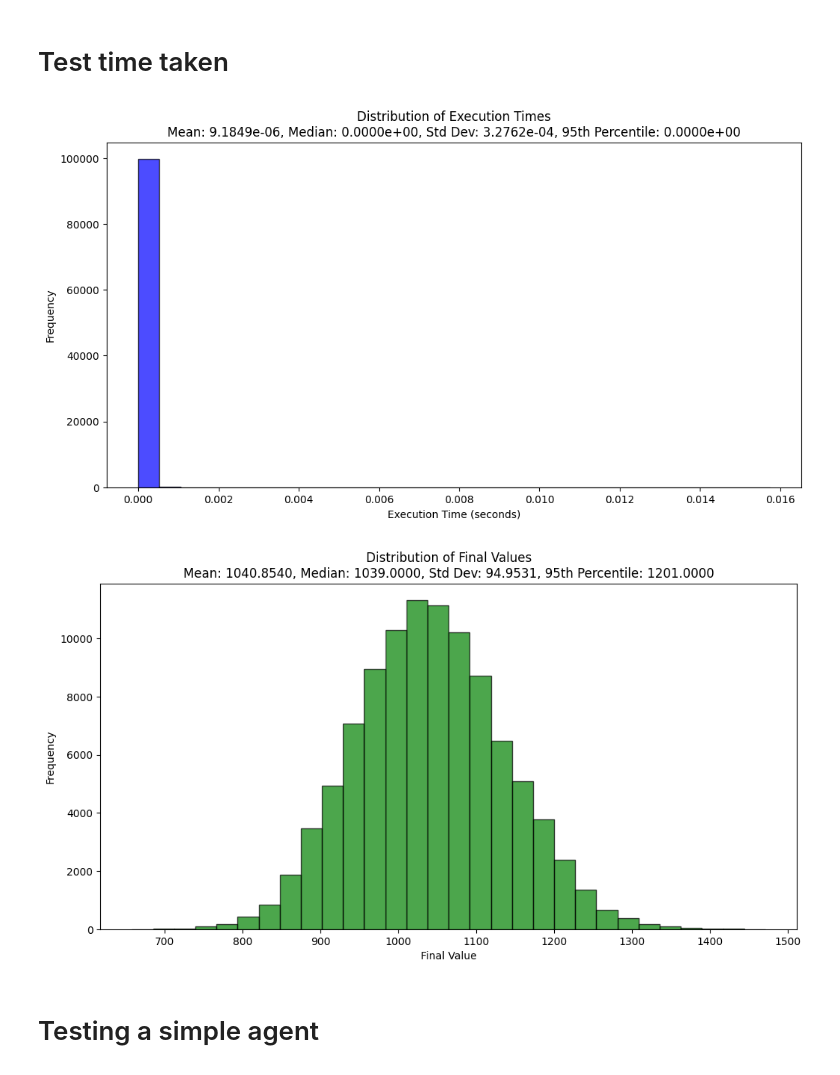
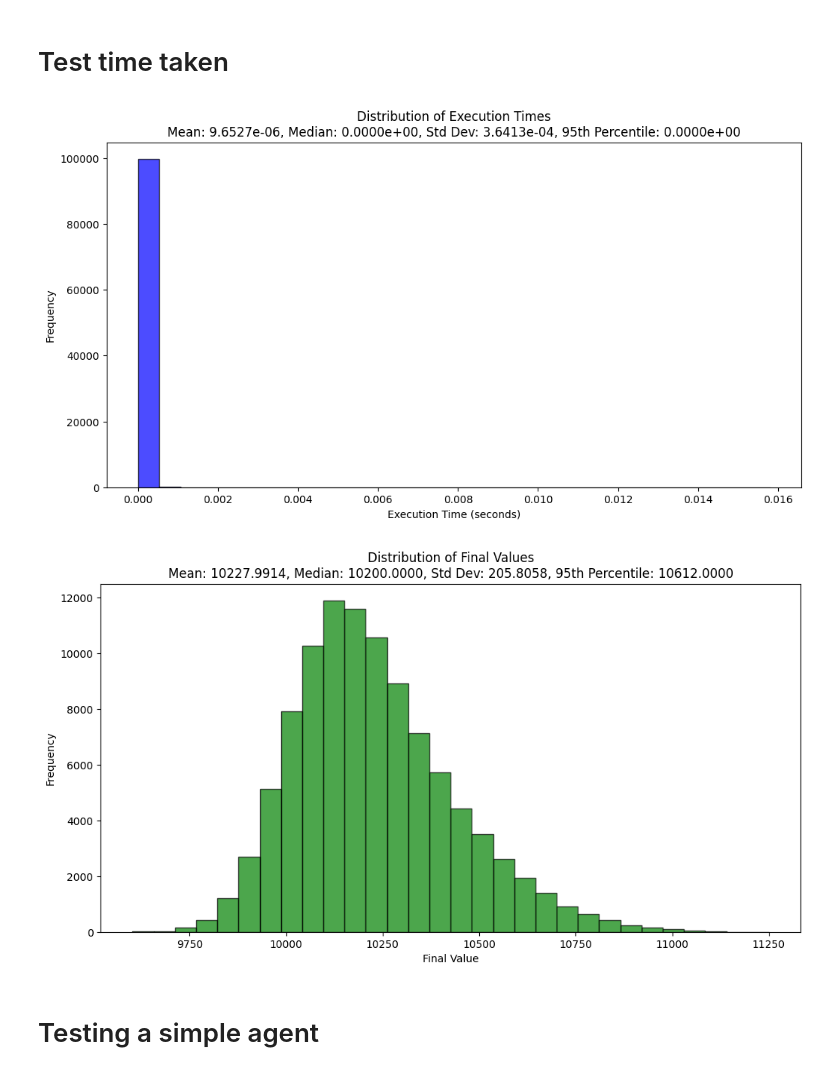
Before and after one commit to UoB-DSMP-2023-24/dsmp-2024-group-19, a Jupyter notebook: Trading/level1Broker_Example.ipynb, the cells around one changed output. Cells and saved outputs as stored; diff of their text form; code cells hidden in the pictures.

```diff
--- a/Trading/level1Broker_Example.ipynb
+++ b/Trading/level1Broker_Example.ipynb
@@ -54,7 +54,7 @@ def broker(actor, price_data: np.array, starting_cash: int):
     cash_value[0] = starting_cash
 
     while True:
-        action = random_actor(price_data[:time_index], cash_value[time_index], num_stocks[time_index])
+        action = actor(price_data[:time_index], cash_value[time_index], num_stocks[time_index])
 
         if action == 1: # buy one stock
             if cash_value[time_index] >= price_data[time_index]:
@@ -84,7 +84,7 @@ def broker(actor, price_data: np.array, starting_cash: int):
 def random_actor(current_data, current_cash, current_stocks):
     return np.random.randint(1,3)
 
-num_stocks, cash_value, total_value = broker(random_actor, test_data, 1000)
+num_stocks, cash_value, total_value = broker(random_actor, test_data, 10000)
 # %%
 plt.plot(total_value, 'r')
 plt.twinx()
@@ -97,51 +97,53 @@ plt.show()
 # %%
 import time
 import numpy as np
 import matplotlib.pyplot as plt
 
 # it approximately takes 1e-5 to run one day. that is 10_000 a second
 
-n_runs = 100_000
-times = []
-final_values = []
+def analyse_agent(data, agent, n_runs = 100_000,):
+    times = []
+    final_values = []
 
-for i in range(n_runs):
-    # Measure execution time
-    start_time = time.time()
-    num_stocks, cash_value, total_value = broker(random_actor, test_data, 1000)
-    execution_time = time.time() - start_time
+    for i in range(n_runs):
+        # Measure execution time
+        start_time = time.time()
+        num_stocks, cash_value, total_value = broker(agent, data, 10000)
+        execution_time = time.time() - start_time
 
-    # Store execution time and final value
-    times.append(execution_time)
-    final_values.append(total_value[-1])
+        # Store execution time and final value
+        times.append(execution_time)
+        final_values.append(total_value[-1])
 
-# Summary statistics
-mean_time = np.mean(times)
-median_time = np.median(times)
-std_dev_time = np.std(times)
-percentile_95_time = np.percentile(times, 95)
+    # Summary statistics
+    mean_time = np.mean(times)
+    median_time = np.median(times)
+    std_dev_time = np.std(times)
+    percentile_95_time = np.percentile(times, 95)
 
-mean_final_value = np.mean(final_values)
-median_final_value = np.median(final_values)
-std_dev_final_value = np.std(final_values)
-percentile_95_final_value = np.percentile(final_values, 95)
+    mean_final_value = np.mean(final_values)
+    median_final_value = np.median(final_values)
+    std_dev_final_value = np.std(final_values)
+    percentile_95_final_value = np.percentile(final_values, 95)
 
-# Plot histograms with labels and titles
-plt.figure(figsize=(12, 6))
-plt.hist(times, bins=30, alpha=0.7, color='blue', edgecolor='black')
-plt.xlabel('Execution Time (seconds)')
-plt.ylabel('Frequency')
-plt.title('Distribution of Execution Times\nMean: {:.4e}, Median: {:.4e}, Std Dev: {:.4e}, 95th Percentile: {:.4e}'.format(mean_time, median_time, std_dev_time, percentile_95_time))
-plt.show()
+    # Plot histograms with labels and titles
+    plt.figure(figsize=(12, 6))
+    plt.hist(times, bins=30, alpha=0.7, color='blue', edgecolor='black')
+    plt.xlabel('Execution Time (seconds)')
+    plt.ylabel('Frequency')
+    plt.title('Distribution of Execution Times\nMean: {:.4e}, Median: {:.4e}, Std Dev: {:.4e}, 95th Percentile: {:.4e}'.format(mean_time, median_time, std_dev_time, percentile_95_time))
+    plt.show()
 
-plt.figure(figsize=(12, 6))
-plt.hist(final_values, bins=30, alpha=0.7, color='green', edgecolor='black')
-plt.xlabel('Final Value')
-plt.ylabel('Frequency')
-plt.title('Distribution of Final Values\nMean: {:.4f}, Median: {:.4f}, Std Dev: {:.4f}, 95th Percentile: {:.4f}'.format(mean_final_value, median_final_value, std_dev_final_value, percentile_95_final_value))
-plt.show()
+    plt.figure(figsize=(12, 6))
+    plt.hist(final_values, bins=30, alpha=0.7, color='green', edgecolor='black')
+    plt.xlabel('Final Value')
+    plt.ylabel('Frequency')
+    plt.title('Distribution of Final Values\nMean: {:.4f}, Median: {:.4f}, Std Dev: {:.4f}, 95th Percentile: {:.4f}'.format(mean_final_value, median_final_value, std_dev_final_value, percentile_95_final_value))
+    plt.show()
+
+analyse_agent(test_data, random_actor)
 # %% [output]
 [figure]
-[figure, old version]
+[figure, new version]
 # %% [markdown]
 # Testing a simple agent
```
Also changed, not shown: parts of 12 cells of this notebook.
